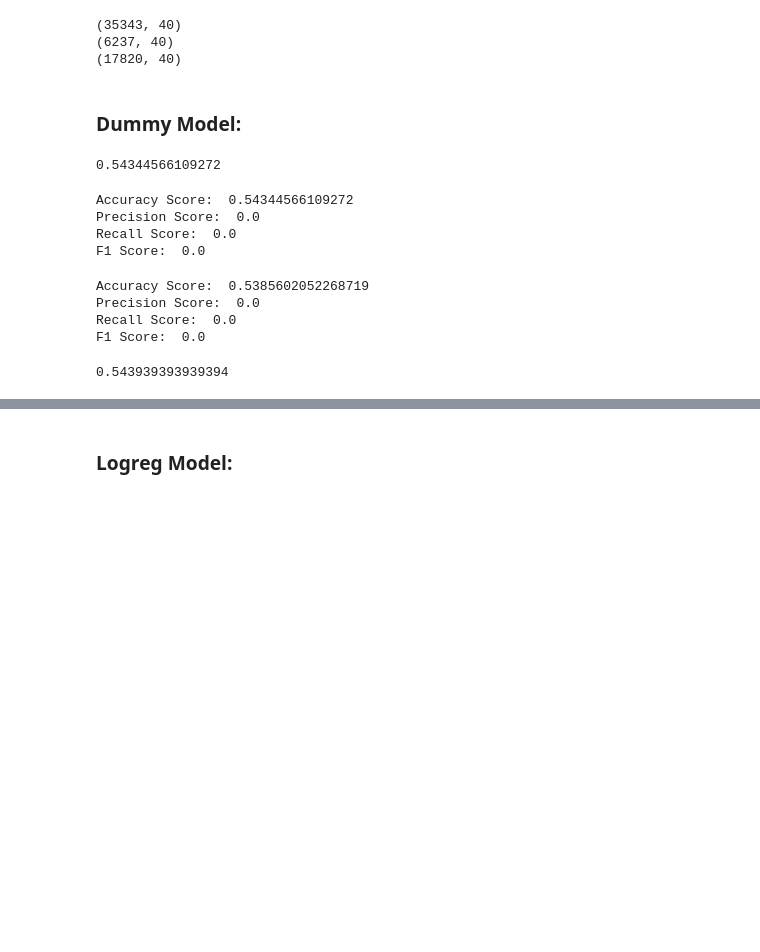
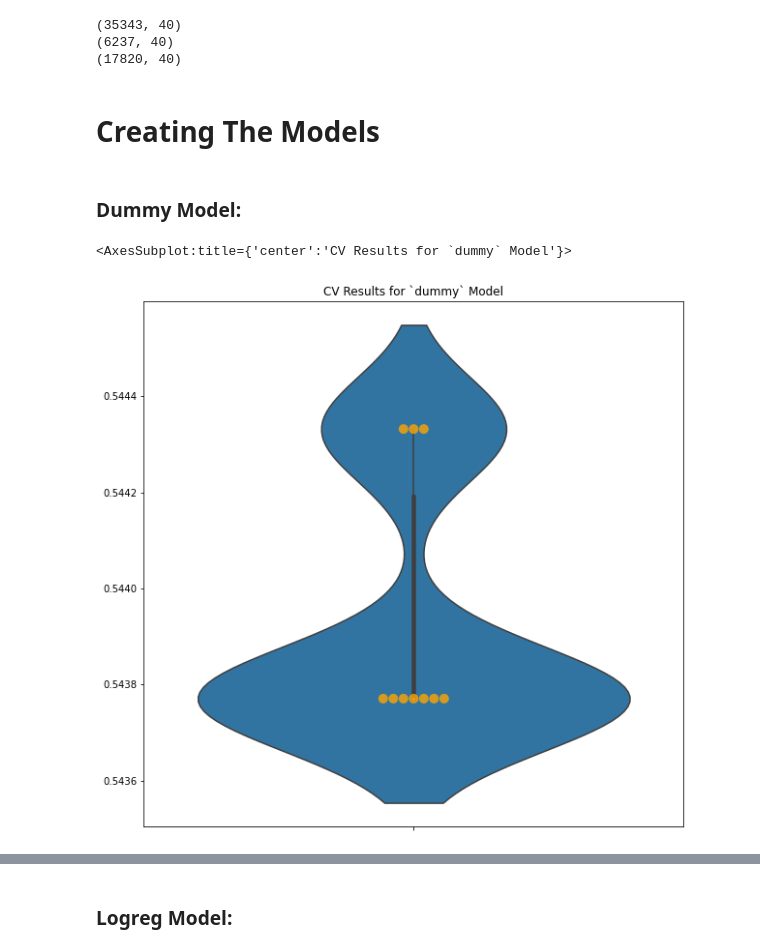
Before and after one commit to Kaewin/Predicting-Water-Wells-In-Need-Of-Repair-For-The-Government-Of-Tanzania, a Jupyter notebook: eda3_pipelines.ipynb, the cells around one changed output, grey strips where cells are left out. Saved outputs shown, nothing was run; the diff lists cells and outputs as text; code cells hidden in the pictures; blank space fills up the shorter version.

Commit message:
Pipeline foundations laid.

```diff
--- a/eda3_pipelines.ipynb
+++ b/eda3_pipelines.ipynb
@@ -145,43 +217,19 @@ print(X_test.shape)
 (35343, 40)
 (6237, 40)
 (17820, 40)
+# %% [markdown]
+# Creating The Models
 # %% [markdown]
 ### Dummy Model:
-# %%
-# apply the dummy model pipeline to the data
-dummy_model_pipe.fit(X_train, y_train)
-
-# Check the score
-dummy_model_pipe.score(X_train, y_train)
-# %% [output]
-0.54344566109272
-# %%
-# check dummy model metrics
-y_pred = dummy_model_pipe.predict(X_train)
-print('Accuracy Score: ', accuracy_score(y_train, y_pred))
-print('Precision Score: ', precision_score(y_train, y_pred))
-print('Recall Score: ', recall_score(y_train, y_pred))
-print('F1 Score: ', f1_score(y_train, y_pred))
-
-# Check the score on the validation set
-dummy_model_pipe.score(X_val, y_val)
-
-# check dummy model metrics
-y_pred = dummy_model_pipe.predict(X_val)
-print('Accuracy Score: ', accuracy_score(y_val, y_pred))
-print('Precision Score: ', precision_score(y_val, y_pred))
-print('Recall Score: ', recall_score(y_val, y_pred))
-print('F1 Score: ', f1_score(y_val, y_pred))
-
-# Check the score on the test set
-dummy_model_pipe.score(X_test, y_test)
-# %% [output]
-Accuracy Score:  0.54344566109272
-Precision Score:  0.0
-Recall Score:  0.0
-F1 Score:  0.0
-Accuracy Score:  0.5385602052268719
-Precision Score:  0.0
-Recall Score:  0.0
-F1 Score:  0.0
-0.543939393939394
+# %%
+dummy_pipe = ModelWithCV(
+    dummy_model_pipe,
+    model_name='dummy',
+    X=X_test,
+    y=y_test)
+fix, ax = plt.subplots(figsize=(10,10))
+
+dummy_pipe.plot_cv(ax=ax)
+# %% [output]
+<AxesSubplot:title={'center':'CV Results for `dummy` Model'}>
+[figure, added]
```
Also changed, not shown: parts of 17 cells of this notebook.
